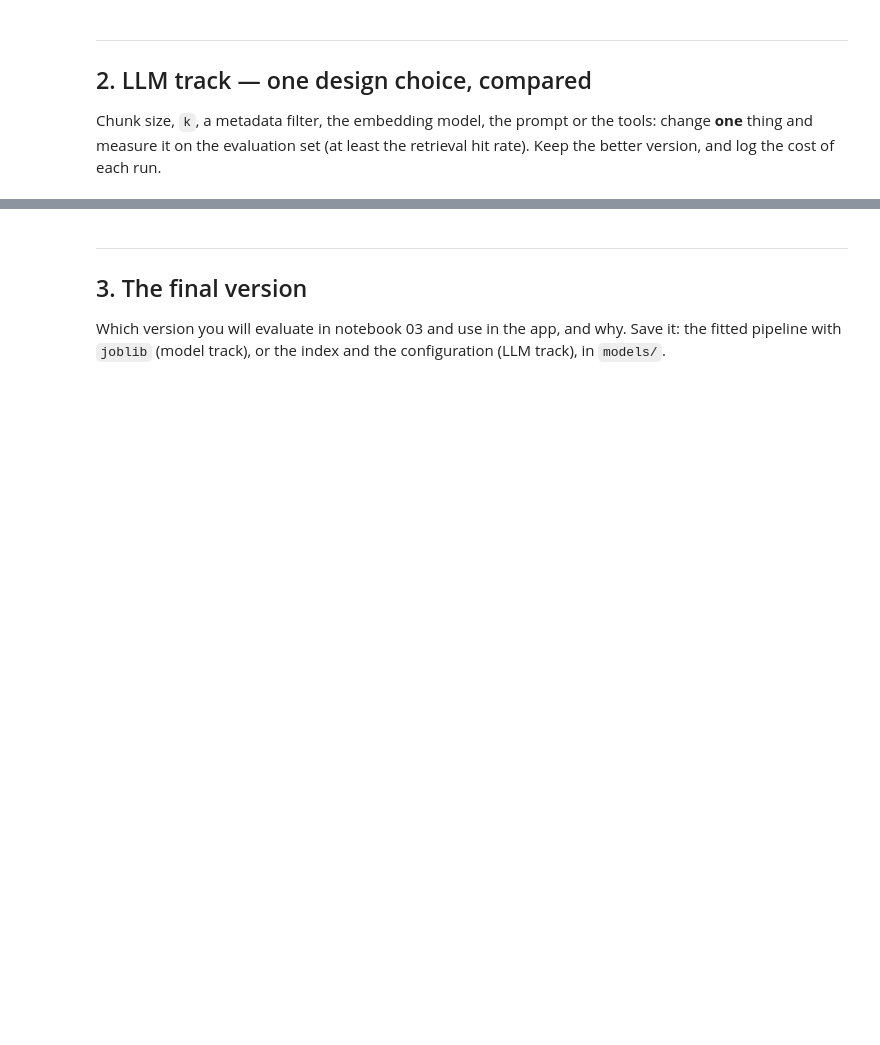
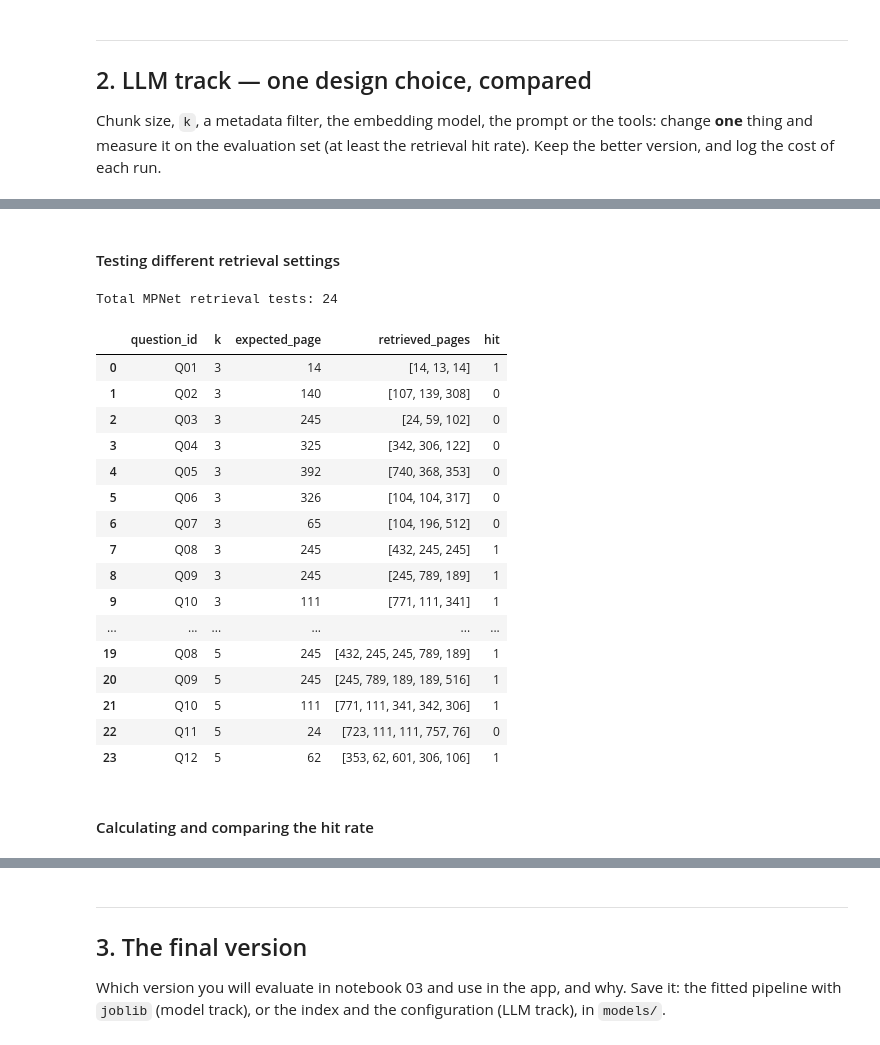
Before and after one commit to zoedoucet/project-3-ai-product, a Jupyter notebook: notebooks/02_build.ipynb, the cells around one changed output, grey strips where cells are left out. Saved outputs shown, nothing was run; the diff lists cells and outputs as text; code cells hidden in the pictures; blank space fills up the shorter version.

```diff
--- a/notebooks/02_build.ipynb
+++ b/notebooks/02_build.ipynb
@@ -602,0 +805,6 @@ Chunk size, `k`, a metadata filter, the embedding model, the prompt or the tools
+# %%
+# Loading the MPNet embedding model
+mpnet_model = SentenceTransformer("sentence-transformers/all-mpnet-base-v2")
+
+# Checking the embedding dimensions
+print("MPNet dimensions:", mpnet_model.get_embedding_dimension())
@@ -602,0 +818,11 @@ Chunk size, `k`, a metadata filter, the embedding model, the prompt or the tools
+# %%
+# Creating or opening a separate collection for MPNet
+mpnet_collection = chroma_client.get_or_create_collection(
+    name="forest_textbook_mpnet",
+    metadata={"hnsw:space": "cosine"})
+
+# Checking whether MPNet chunks are already stored
+print("MPNet stored chunks:", mpnet_collection.count())
+
+# Confirming the original MiniLM collection is unchanged
+print("MiniLM stored chunks:", collection.count())
@@ -602,0 +890,58 @@ Chunk size, `k`, a metadata filter, the embedding model, the prompt or the tools
+# %% [markdown]
+#### Testing different retrieval settings
+# %%
+mpnet_results = []
+
+# Testing the same retrieval settings as MiniLM
+for k in [3, 5]:
+    for _, row in answerable_df.iterrows():
+
+        # Searching using MPNet embeddings
+        results = search_chroma(
+            question=row["question"],
+            model=mpnet_model,
+            collection=mpnet_collection,
+            k=k)
+
+        # Collecting the retrieved PDF page numbers
+        retrieved_pages = [
+            item["pdf_page"]
+            for item in results["metadatas"][0]]
+
+        # Checking whether the expected page was retrieved
+        hit = int(row["page"] in retrieved_pages)
+
+        # Saving the result
+        mpnet_results.append({
+            "question_id": row["question_id"],
+            "k": k,
+            "expected_page": row["page"],
+            "retrieved_pages": retrieved_pages,
+            "hit": hit})
+
+# Converting the results into a DataFrame
+mpnet_df = pd.DataFrame(mpnet_results)
+
+print("Total MPNet retrieval tests:", len(mpnet_df))
+display(mpnet_df)
+# %% [output]
+Total MPNet retrieval tests: 24
+|  | question_id | k | expected_page | retrieved_pages | hit |
+| 0 | Q01 | 3 | 14 | [14, 13, 14] | 1 |
+| 1 | Q02 | 3 | 140 | [107, 139, 308] | 0 |
+| 2 | Q03 | 3 | 245 | [24, 59, 102] | 0 |
+| 3 | Q04 | 3 | 325 | [342, 306, 122] | 0 |
+| 4 | Q05 | 3 | 392 | [740, 368, 353] | 0 |
+| 5 | Q06 | 3 | 326 | [104, 104, 317] | 0 |
+| 6 | Q07 | 3 | 65 | [104, 196, 512] | 0 |
+| 7 | Q08 | 3 | 245 | [432, 245, 245] | 1 |
+| 8 | Q09 | 3 | 245 | [245, 789, 189] | 1 |
+| 9 | Q10 | 3 | 111 | [771, 111, 341] | 1 |
+| ... | ... | ... | ... | ... | ... |
+| 19 | Q08 | 5 | 245 | [432, 245, 245, 789, 189] | 1 |
+| 20 | Q09 | 5 | 245 | [245, 789, 189, 189, 516] | 1 |
+| 21 | Q10 | 5 | 111 | [771, 111, 341, 342, 306] | 1 |
+| 22 | Q11 | 5 | 24 | [723, 111, 111, 757, 76] | 0 |
+| 23 | Q12 | 5 | 62 | [353, 62, 601, 306, 106] | 1 |
+# %% [markdown]
+#### Calculating and comparing the hit rate
```
Also changed, not shown: parts of 54 cells of this notebook.
